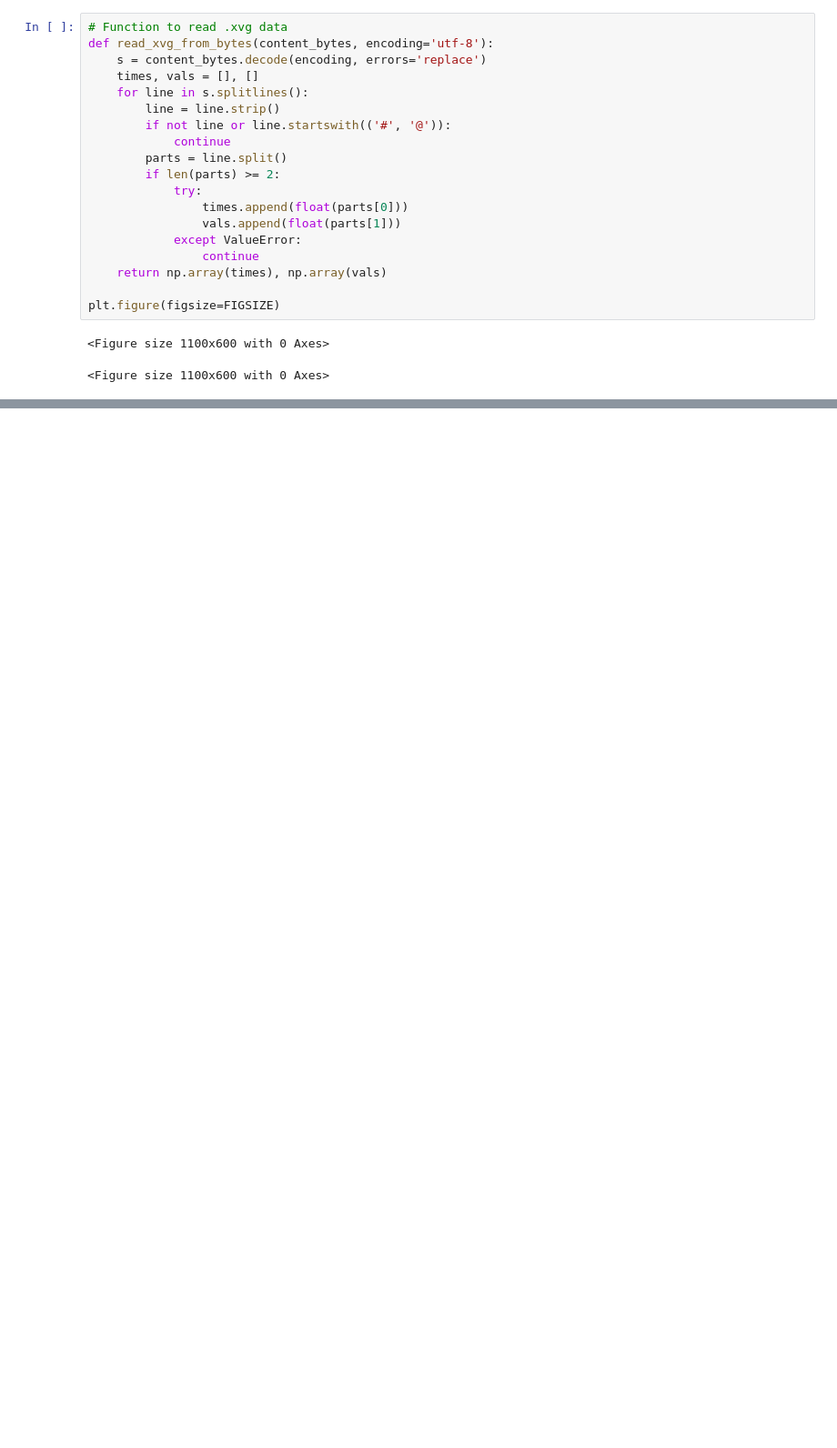
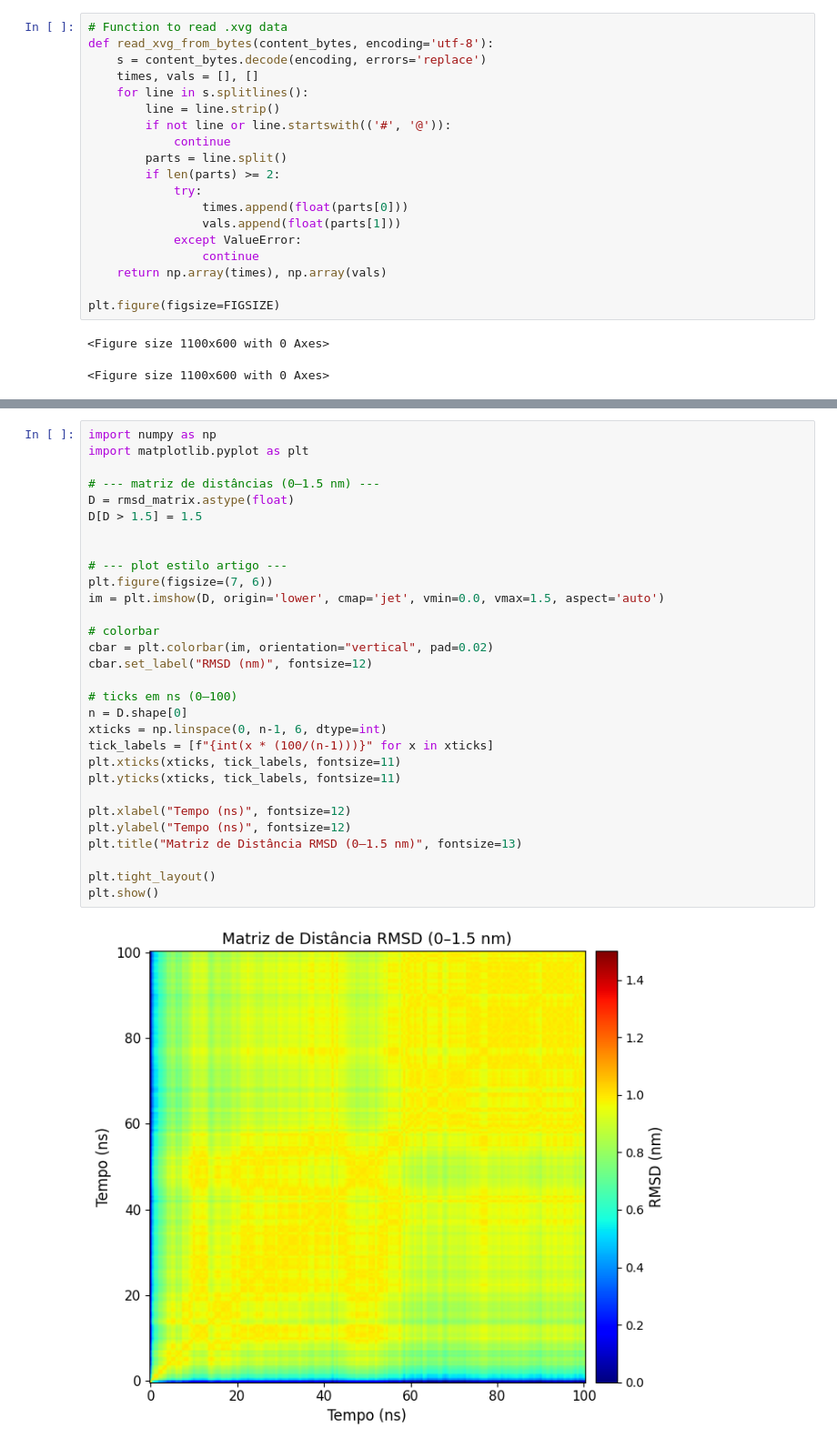
Before and after one commit to DrFrank25/Syndecan_4-Ag73, a Jupyter notebook: RMSD_Complex.ipynb, the cells around one changed output, grey strips where cells are left out. Shown at 91% size. Saved outputs shown, nothing was run; the diff lists cells and outputs as text; blank space fills up the shorter version.

```diff
--- a/RMSD_Complex.ipynb
+++ b/RMSD_Complex.ipynb
@@ -196,0 +496,32 @@ print(f"Global standard deviation: {global_std:.4f} nm")
+# %%
+import numpy as np
+import matplotlib.pyplot as plt
+
+# --- matriz de distâncias (0–1.5 nm) ---
+D = rmsd_matrix.astype(float)
+D[D > 1.5] = 1.5
+
+
+# --- plot estilo artigo ---
+plt.figure(figsize=(7, 6))
+im = plt.imshow(D, origin='lower', cmap='jet', vmin=0.0, vmax=1.5, aspect='auto')
+
+# colorbar
+cbar = plt.colorbar(im, orientation="vertical", pad=0.02)
+cbar.set_label("RMSD (nm)", fontsize=12)
+
+# ticks em ns (0–100)
+n = D.shape[0]
+xticks = np.linspace(0, n-1, 6, dtype=int)
+tick_labels = [f"{int(x * (100/(n-1)))}" for x in xticks]
+plt.xticks(xticks, tick_labels, fontsize=11)
+plt.yticks(xticks, tick_labels, fontsize=11)
+
+plt.xlabel("Tempo (ns)", fontsize=12)
+plt.ylabel("Tempo (ns)", fontsize=12)
+plt.title("Matriz de Distância RMSD (0–1.5 nm)", fontsize=13)
+
+plt.tight_layout()
+plt.show()
+# %% [output]
+[figure, added]
```
Also changed, not shown: parts of 8 cells of this notebook.
